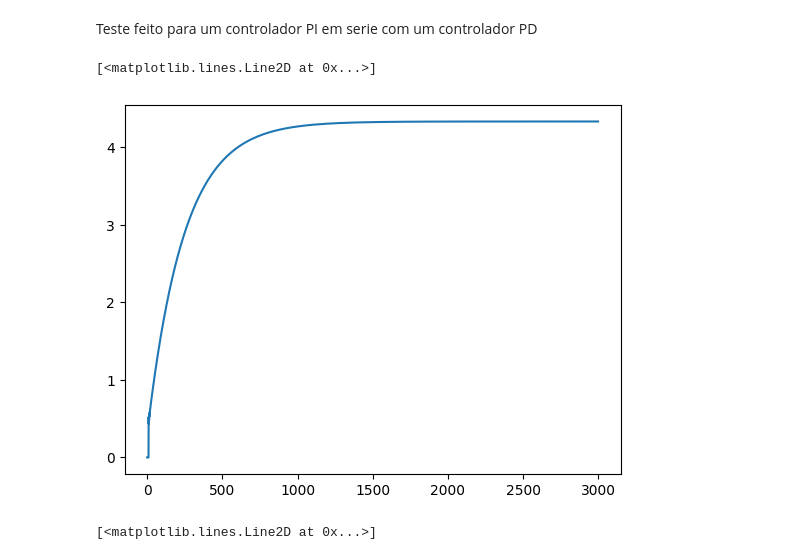
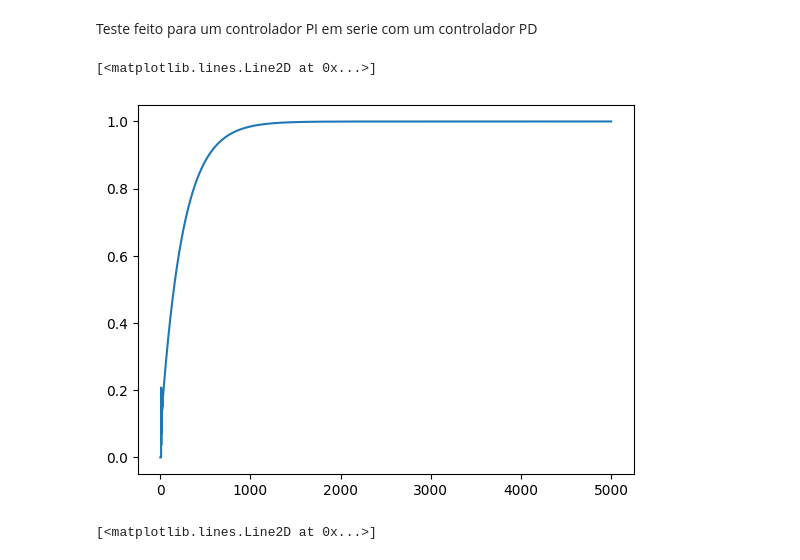
Before and after one commit to JoaoYukio/PCO119, a Jupyter notebook: Parte_Max/simulacaoControle/visualizacao.ipynb, the cells around one changed output. Saved outputs shown, nothing was run; the diff lists cells and outputs as text; code cells hidden in the pictures.

Commit message:
Added float control and int

```diff
--- a/Parte_Max/simulacaoControle/visualizacao.ipynb
+++ b/Parte_Max/simulacaoControle/visualizacao.ipynb
@@ -24,11 +24,11 @@ for i in range(0,3000):
         deg.append(0)
     else:
         deg.append(1)
-# %%
-plt.plot(arrPI)
-# %% [output]
-[<matplotlib.lines.Line2D at 0x...>]
-[figure, removed]
+# %%
+plt.plot(arrOut, label = "Controlador eq PI 0.5, 0.2")
+# %% [output]
+[<matplotlib.lines.Line2D at 0x...>]
+[figure, added]
 # %%
 plt.plot(arrPD)
 plt.plot(deg)
```
Also changed, not shown: parts of 12 cells of this notebook, 9 other files.
